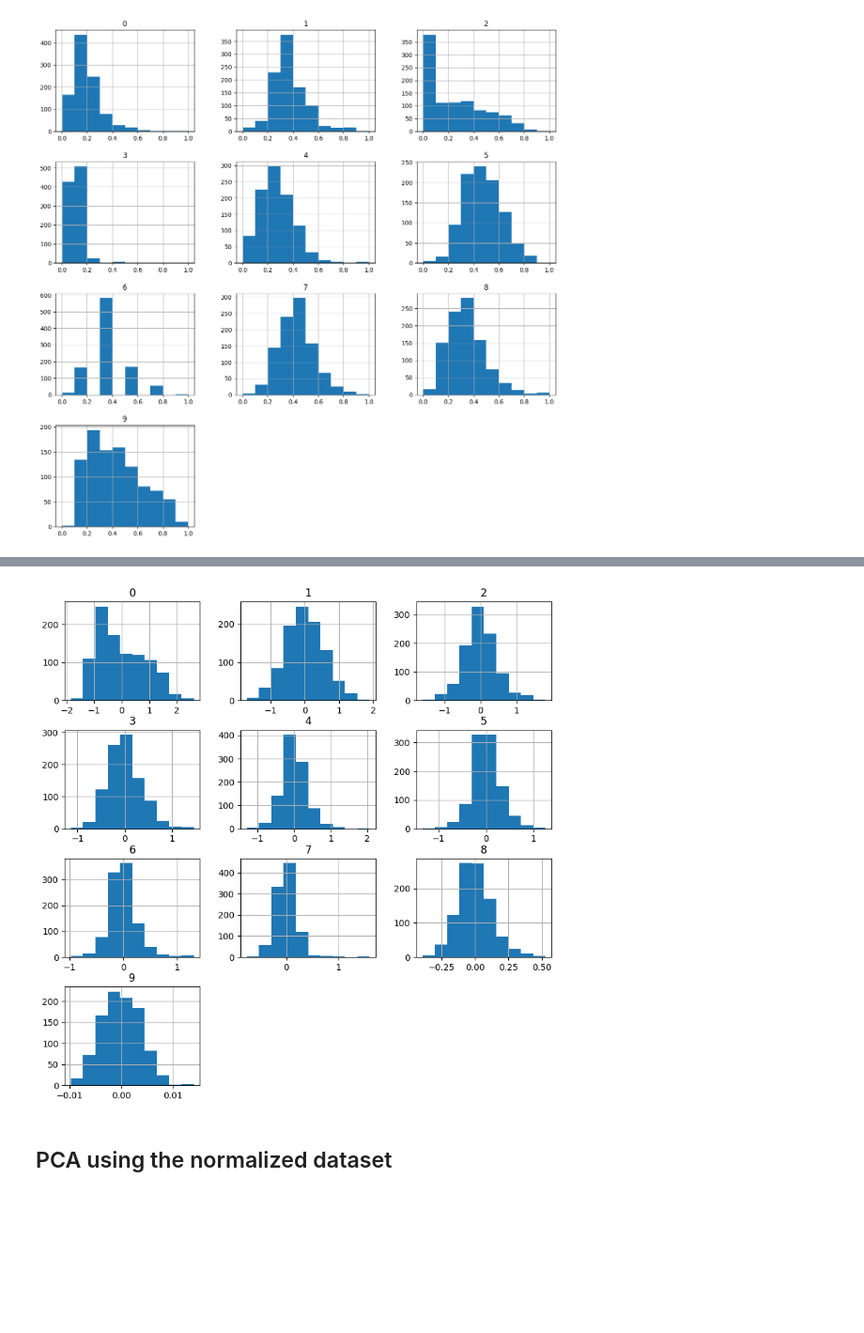
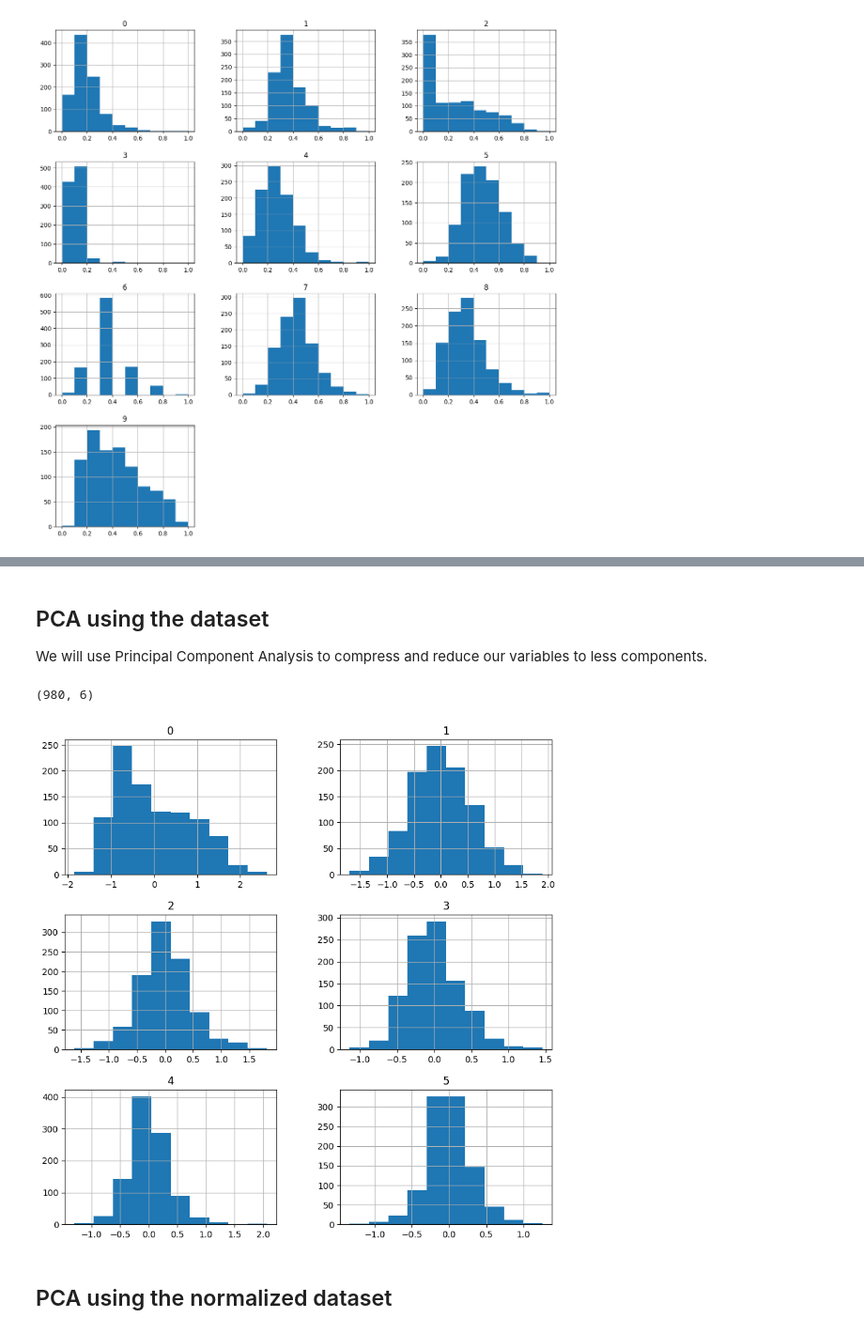
Before and after one commit to Wolff404/Clustering, a Jupyter notebook: Clustering_of_Travel_Reviews.ipynb, the cells around one changed output, grey strips where cells are left out. Shown at 94% size. Drawn from its saved outputs; the diff is of its cells as text; code cells hidden in the pictures; blank space fills up the shorter version.

```diff
--- a/Clustering_of_Travel_Reviews.ipynb
+++ b/Clustering_of_Travel_Reviews.ipynb
@@ -64,7 +68,0 @@ minmax_travel_review.hist(figsize=(15,15));
-# %%
-from sklearn.decomposition import PCA
-
-pca = PCA(10) # Figure out WHY this amount
-pca.fit(dataset)
-pca_dataset = pd.DataFrame(pca.transform(dataset))
-pca_dataset.shape
@@ -73,6 +98,16 @@ pca_dataset.shape
+# %% [markdown]
+## PCA using the dataset
+
+We will use Principal Component Analysis to compress and reduce our variables to less components.
+# %%
+pca_dataset = PCA(6).fit(dataset)
+pca_dataset_reduced = pd.DataFrame(pca_dataset.transform(dataset))
+pca_dataset_reduced.shape
+# %% [output]
+(980, 6)
 # %%
-pca_dataset.hist(figsize=(10,10));
+pca_dataset_reduced.hist(figsize=(10,10));
 # %% [output]
-[figure, old version]
+[figure, new version]
 # %% [markdown]
 ## PCA using the normalized dataset
```
Also changed, not shown: parts of 44 cells of this notebook.
